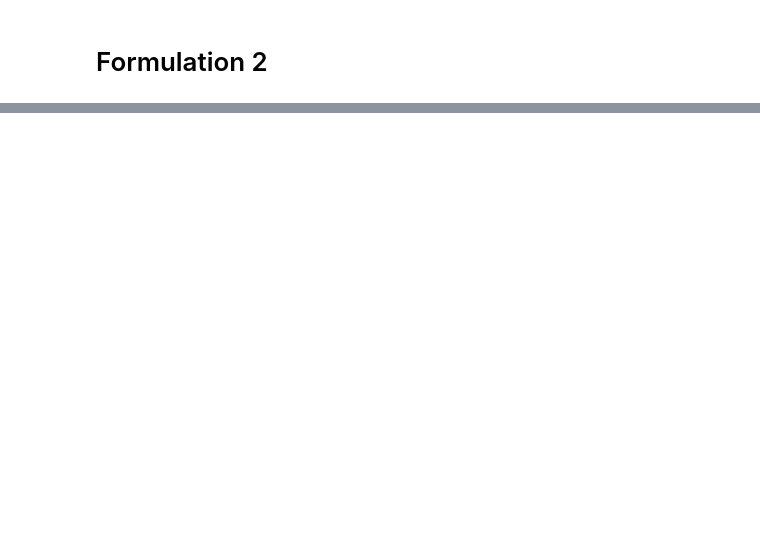
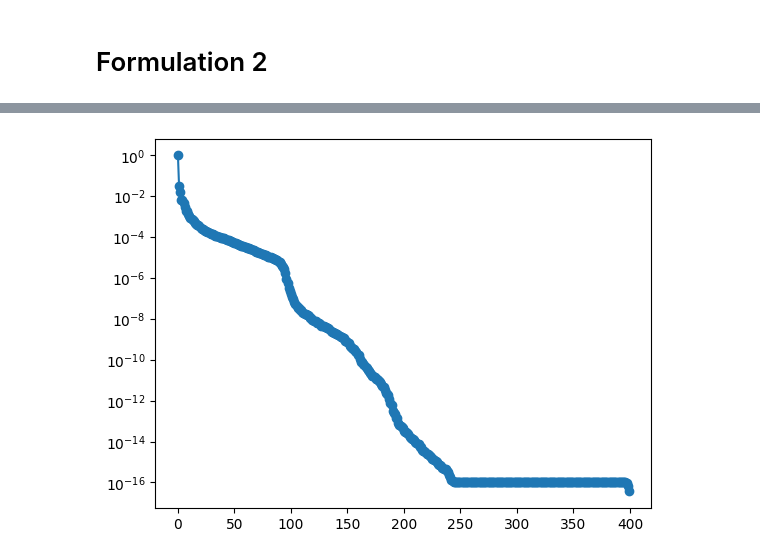
Before and after one commit to FilippoOlivo/thermal-conduction-rom, a Jupyter notebook: report.ipynb, the cells around one changed output, grey strips where cells are left out. Cells and saved outputs as stored; diff of their text form; code cells hidden in the pictures; blank space fills up the shorter version.

```diff
--- a/report.ipynb
+++ b/report.ipynb
@@ -104,0 +225,39 @@ plot_singular_values(pod.singular_values)
+# %%
+# Define problem
+regions = [2.0, 4.0]
+conductivities = [20.0, 10.0, 1.0]
+problem.set_regions(regions)
+problem.set_conductivities(conductivities)
+problem.set_axis(1)
+problem.set_boundary_temperatures([0.0, 0.0, 1.0, -1.0])
+
+# Sample temperatures
+min_, max_ = [.5, 3.75], [3.25, 5.5]
+regions = [[random.uniform(min_[i], max_[i]) for i in range(len(regions))] for _ in range(500)]
+min_, max_ = 100, 1000
+temperatures = [random.uniform(min_, max_) for _ in range(500)]
+
+# Perform simulation
+simulations= []
+boundary_temperatures = [0,0,1,-1]
+parameters = []
+for r, t in tqdm(zip(regions, temperatures), total=len(regions)):
+    problem.set_regions(r)
+    boundary_temperatures[2] = t
+    parameters.append([r[0], r[1], t])
+    problem.set_boundary_temperatures(boundary_temperatures)
+    simulations.append(problem.solve_system())
+# %%
+# Data casting and splitting
+simulations, parameters = (
+    torch.tensor(np.array(simulations), dtype=torch.float64),
+    torch.tensor(parameters, dtype=torch.float64)
+)
+p_train, u_train, p_test, u_test = split_data(simulations, parameters)
+
+# Plotting singular values
+pod = POD(len(p_train), problem, affine=False)
+pod.fit(u_train)
+plot_singular_values(pod.singular_values)
+# %% [output]
+[figure, added]
```
Also changed, not shown: parts of 15 cells of this notebook, 4 other files.
